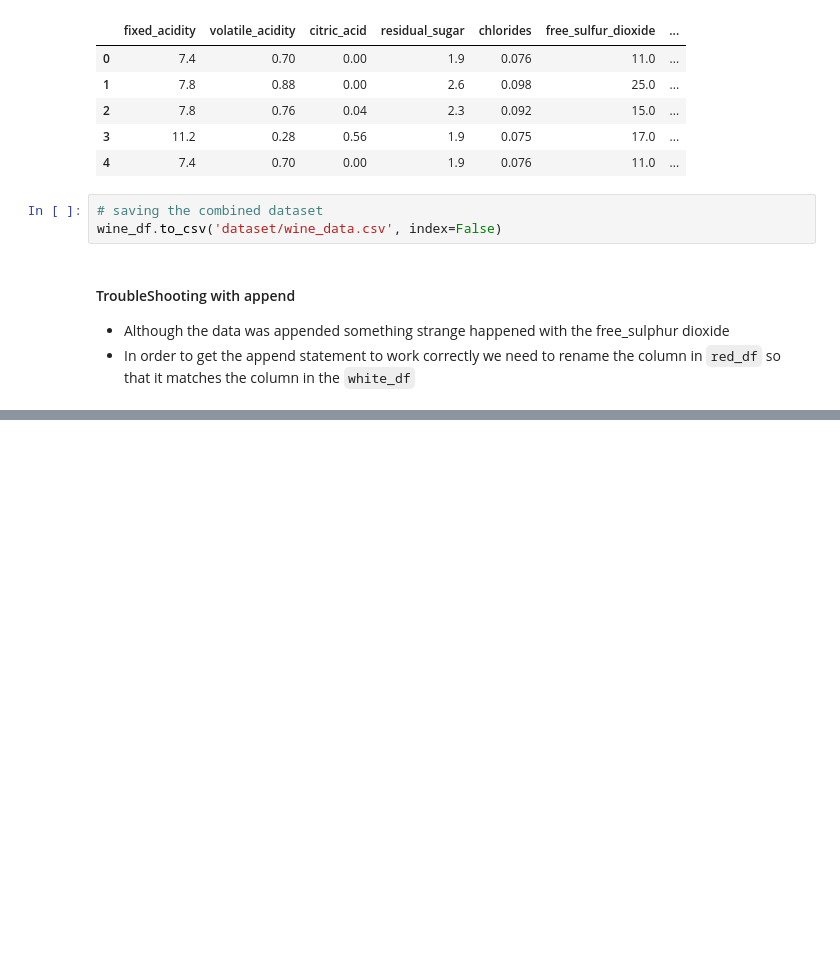
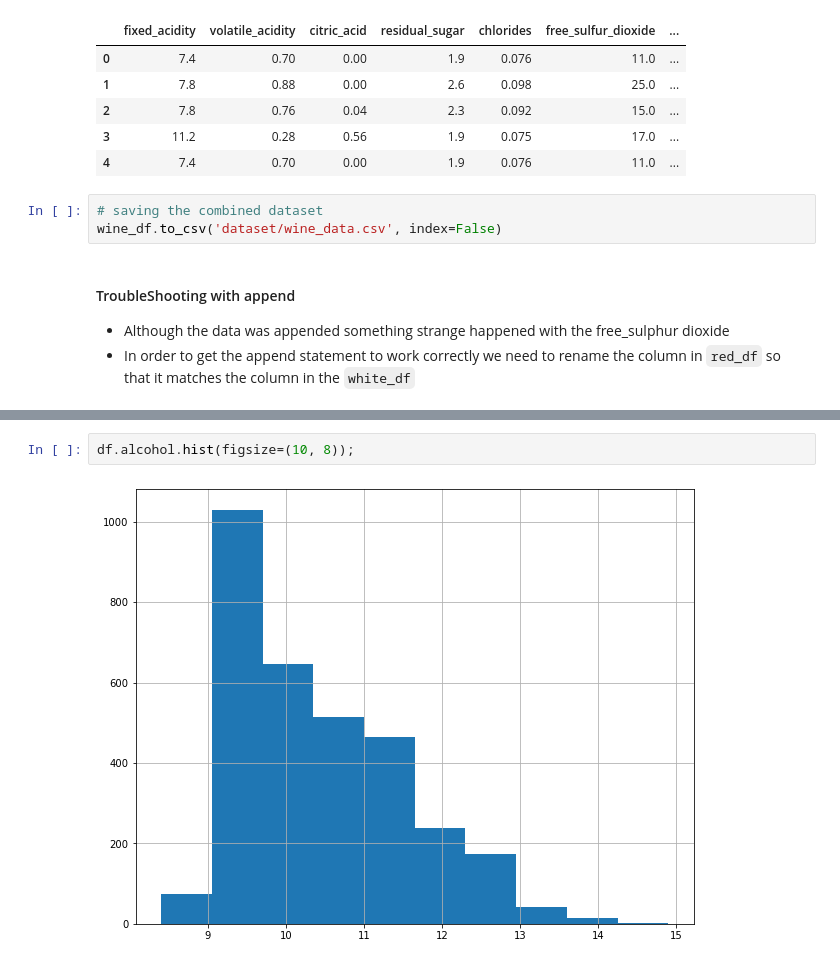
Before and after one commit to jumbamark/data_analysis, a Jupyter notebook: case_studies/first/wine_chemical_properties.ipynb, the cells around one changed output, grey strips where cells are left out. Cells and saved outputs as stored; diff of their text form; blank space fills up the shorter version.

```diff
--- a/case_studies/first/wine_chemical_properties.ipynb
+++ b/case_studies/first/wine_chemical_properties.ipynb
@@ -255,0 +293,4 @@ wine_data.shape
+# %%
+df.alcohol.hist(figsize=(10, 8));
+# %% [output]
+[figure, added]
```
Also changed, not shown: parts of 13 cells of this notebook.
